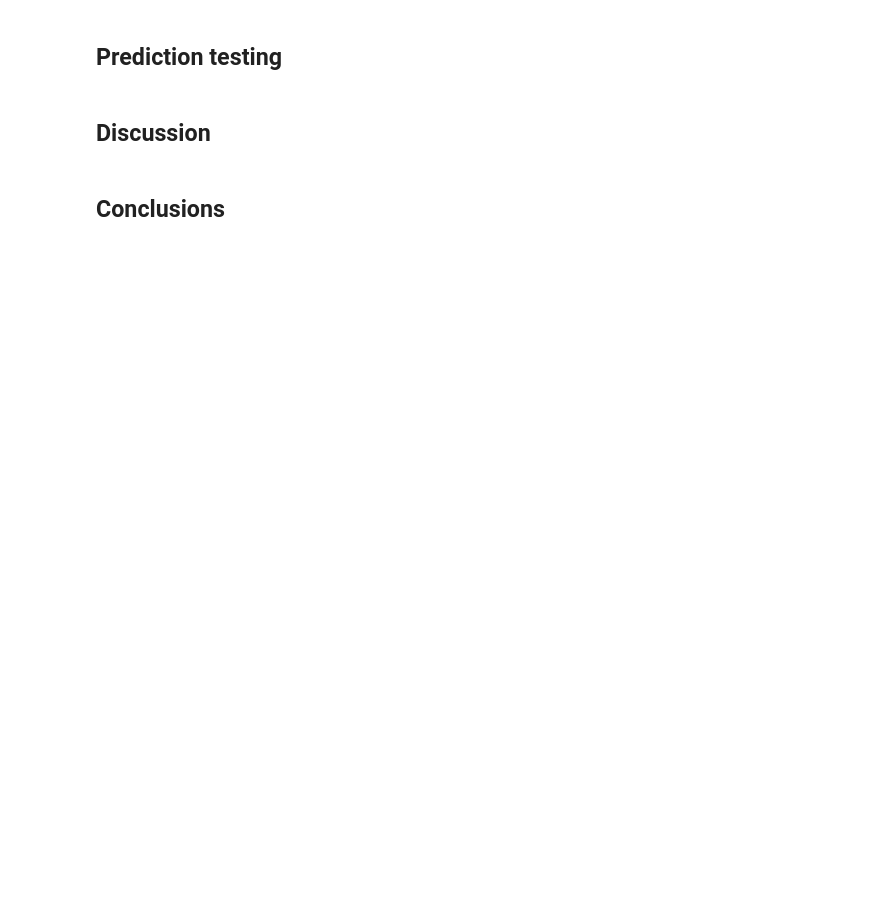
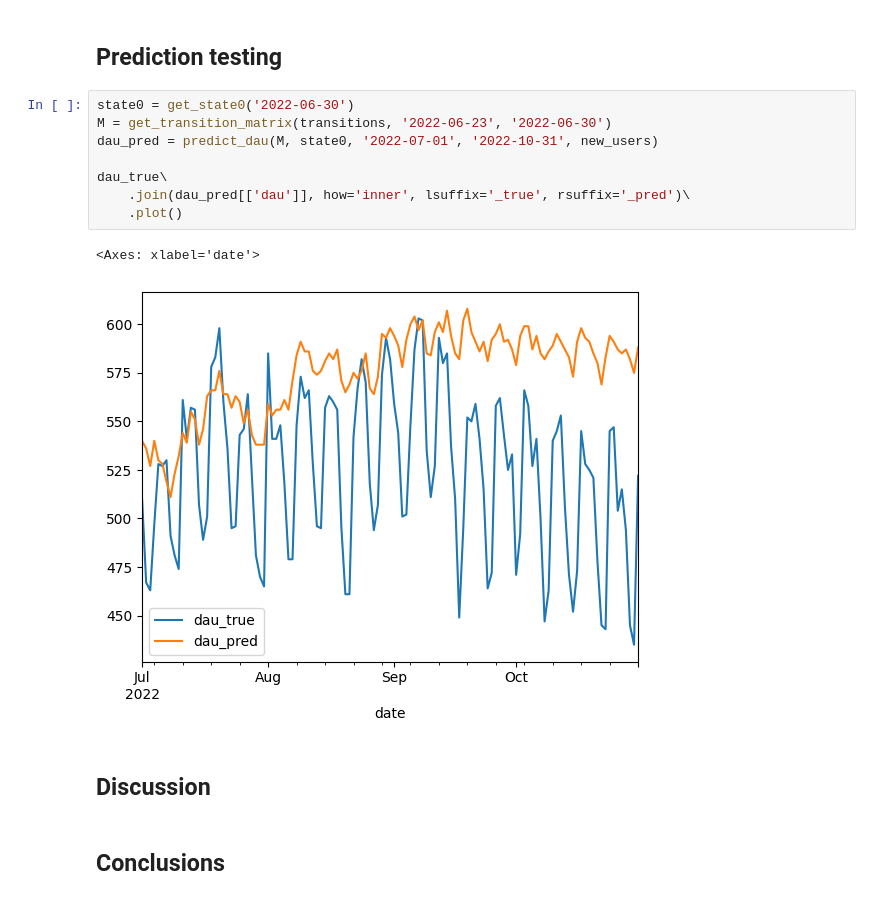
Before and after one commit to wowone/wowone.github.io, a Jupyter notebook: notebooks/2024-11-01_dau_prediction/dau_prediction.ipynb, the cells around one changed output. Cells and saved outputs as stored; diff of their text form; blank space fills up the shorter version.

```diff
--- a/notebooks/2024-11-01_dau_prediction/dau_prediction.ipynb
+++ b/notebooks/2024-11-01_dau_prediction/dau_prediction.ipynb
@@ -57,5 +338,16 @@ Finally, the algorithm looks like this:
 # %% [markdown]
 ## Prediction testing
+# %%
+state0 = get_state0('2022-06-30')
+M = get_transition_matrix(transitions, '2022-06-23', '2022-06-30')
+dau_pred = predict_dau(M, state0, '2022-07-01', '2022-10-31', new_users)
+
+dau_true\
+    .join(dau_pred[['dau']], how='inner', lsuffix='_true', rsuffix='_pred')\
+    .plot()
+# %% [output]
+<Axes: xlabel='date'>
+[figure, added]
 # %% [markdown]
 ## Discussion
 # %% [markdown]
```
Also changed, not shown: parts of 24 cells of this notebook, 8 other files.
